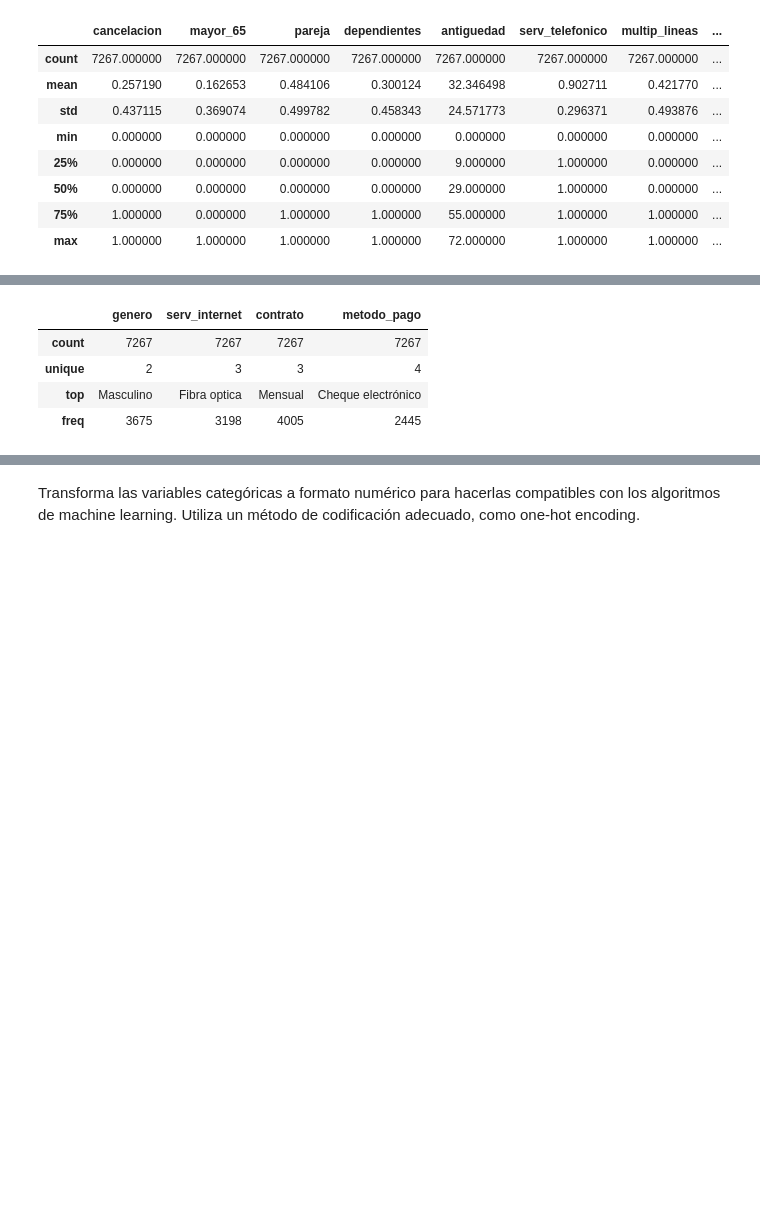
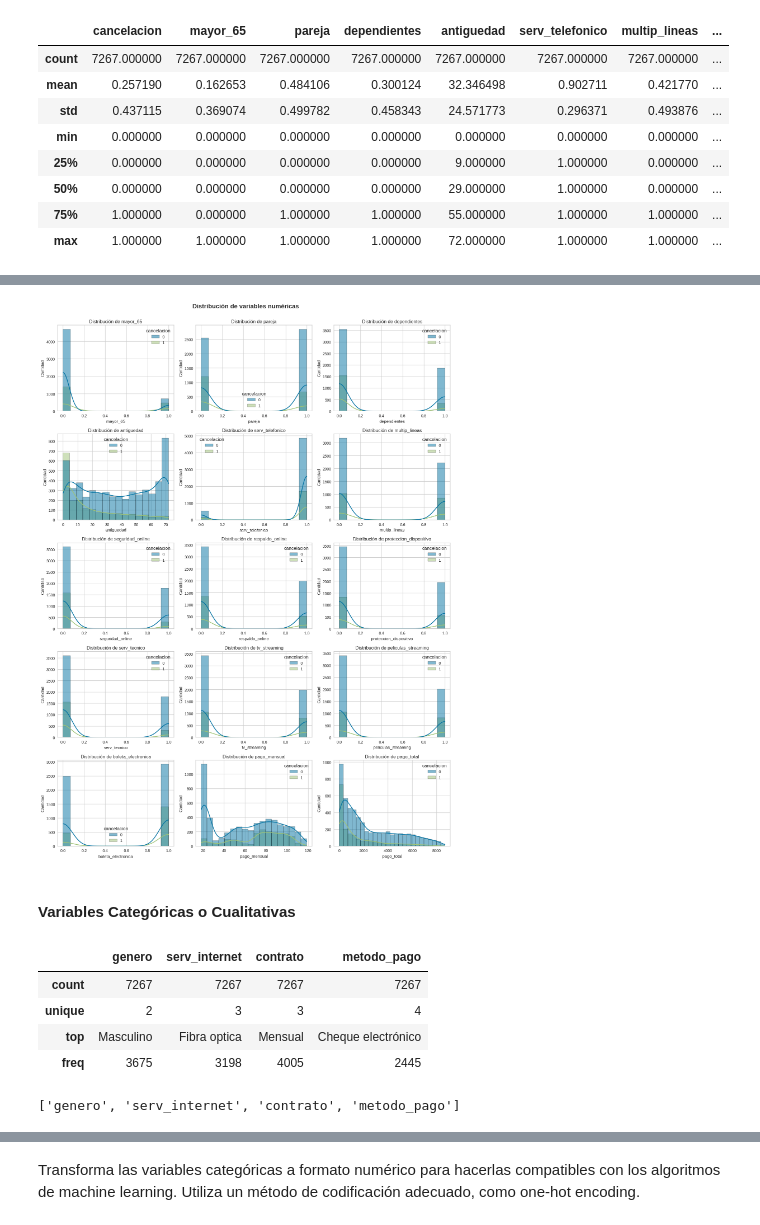
Before and after one commit to freedox-cts/challenge-telecom-x_2, a Jupyter notebook: TelecomX_2_AAF.ipynb, the cells around one changed output, grey strips where cells are left out. Cells and saved outputs as stored; diff of their text form; code cells hidden in the pictures; blank space fills up the shorter version.

```diff
--- a/TelecomX_2_AAF.ipynb
+++ b/TelecomX_2_AAF.ipynb
@@ -86,2 +126,2 @@ datos.head()
 # %%
-datos = datos.drop(['id_cliente'], axis=1)
+datos = datos.drop(['id_cliente','cuentas_diarias'], axis=1)
@@ -125,0 +166,4 @@ Variables Categóricas
+# %%
+# listado de variables numéricas
+var_numericas = datos.select_dtypes(include=np.number).columns.tolist()
+var_numericas
@@ -126,3 +187,31 @@ Variables Categóricas
+# %%
+# cantidad de variables numéricas
+num_vars = len(datos.select_dtypes(include=np.number).columns)
+# %%
+# remover la variable comparación
+var_numericas.remove('cancelacion')
+# %%
+# filas y columnas para los subplots
+n_cols = 3
+n_rows = (num_vars-1 + n_cols - 2) // n_cols
+
+plt.figure(figsize=(n_cols * 5, n_rows * 4))
+plt.suptitle('Distribución de variables numéricas', y=1 ,fontsize=16, weight='bold')
+
+for i, var in enumerate(var_numericas):
+    plt.subplot(n_rows, n_cols, i + 1)
+    sns.histplot(data=datos, x=var, hue='cancelacion', kde=True)
+    plt.title(f'Distribución de {var}')
+    plt.xlabel(var)
+    plt.ylabel('Cantidad')
+
+plt.tight_layout()
+plt.savefig('1-cancelacionesVSnumericas.png', format='png', bbox_inches='tight')
+plt.show()
+# %% [output]
+[figure, added]
+# %% [markdown]
+#### Variables Categóricas o Cualitativas
 # %%
 datos.describe(include='object')
 # %% [output]
@@ -131,3 +220,9 @@ datos.describe(include='object')
 | unique | 2 | 3 | 3 | 4 |
 | top | Masculino | Fibra optica | Mensual | Cheque electrónico |
 | freq | 3675 | 3198 | 4005 | 2445 |
+# %%
+# listado de variables categóricas
+var_categoricas = datos.select_dtypes(include='object').columns.tolist()
+var_categoricas
+# %% [output]
+['genero', 'serv_internet', 'contrato', 'metodo_pago']
```
Also changed, not shown: parts of 138 cells of this notebook, 8 other files.
